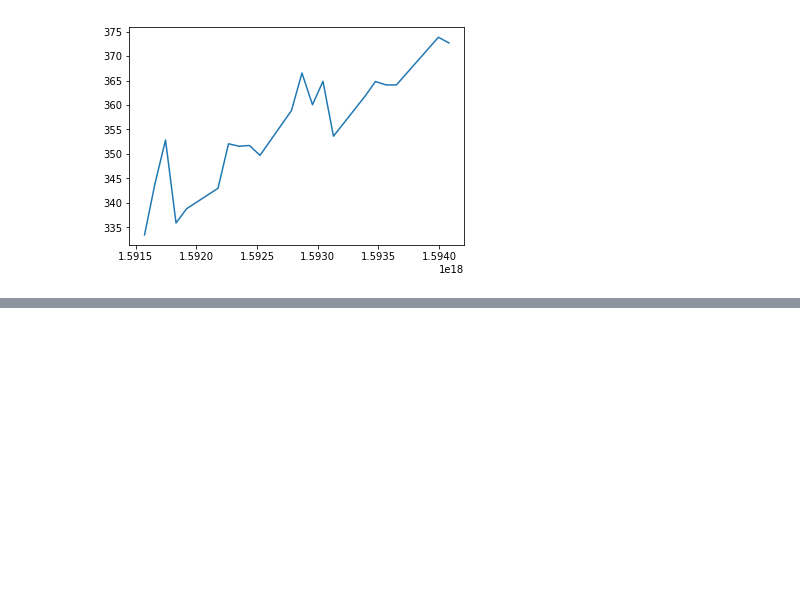
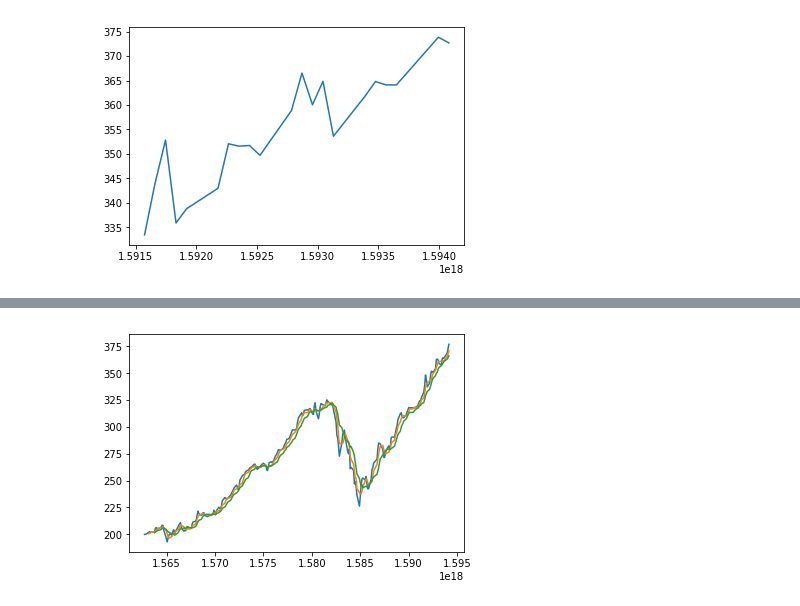
Before and after one commit to allen-chiang/Time-Series-Transformer, a Jupyter notebook: stock_query/Test.ipynb, the cells around one changed output, grey strips where cells are left out. Drawn from its saved outputs; the diff is of its cells as text; code cells hidden in the pictures; blank space fills up the shorter version.

```diff
--- a/stock_query/Test.ipynb
+++ b/stock_query/Test.ipynb
@@ -154,3 +136,7 @@ print(ma.index.values)
+# %%
+si.ma_plot([2,5,10])
+# %% [output]
+[figure, added]
 # %%
 import matplotlib.pyplot as plt
 plt.plot(ma['Close'], label = "Close Price")
```
Also changed, not shown: parts of 7 cells of this notebook, 2 other files.
